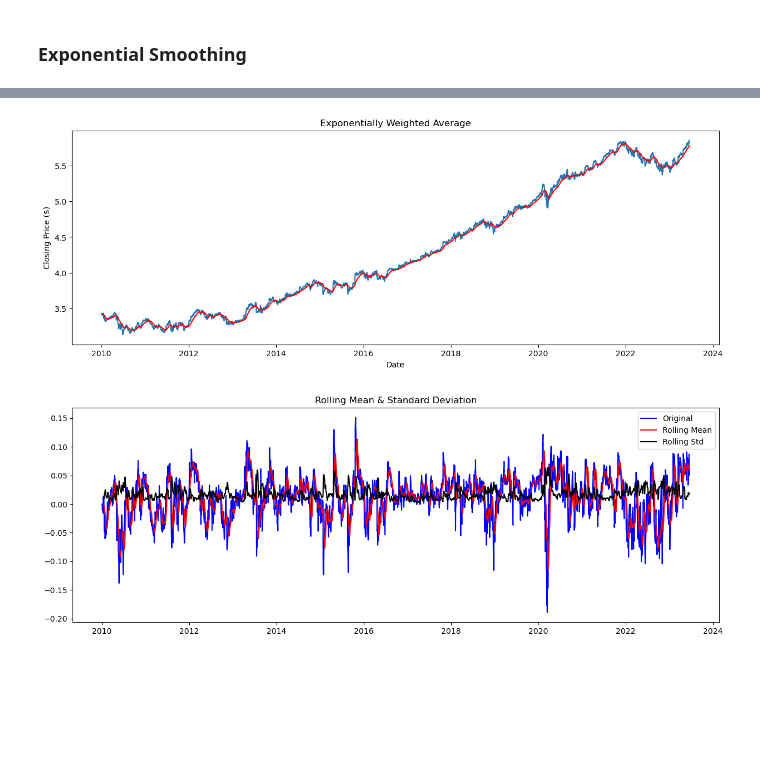
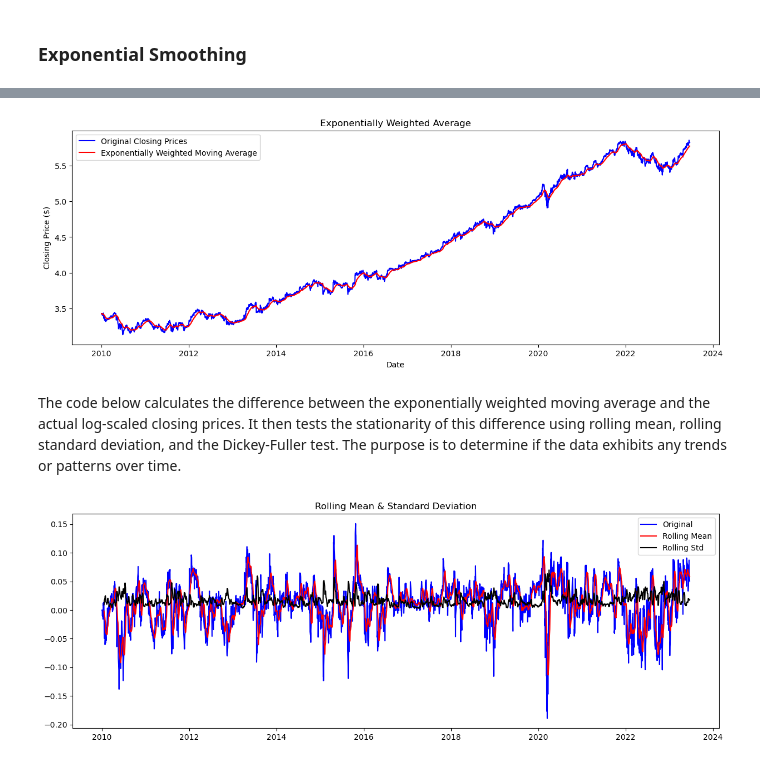
Before and after one commit to Stephie01/Time-Series-Analysis---Predicting-Microsoft-Stock-Prices-, a Jupyter notebook: project.ipynb, the cells around one changed output, grey strips where cells are left out. Saved outputs shown, nothing was run; the diff lists cells and outputs as text; code cells hidden in the pictures; blank space fills up the shorter version.

```diff
--- a/project.ipynb
+++ b/project.ipynb
@@ -344,11 +407,11 @@ plot_weekly_closing_price(weekly_analysis)
 # %%
-# Calculate Daily Returns
-
+# Calculate the price change (difference between close and open prices) for each day
 df['Price_change'] = df['Close'] - df['Open']
 
-# 1 Day Percent Change
-df['Percent_return'] = ((df['Price_change']) / df['Close']) * 100
+# Calculate the percentage return for each day
+df['Percent_return'] = (df['Price_change'] / df['Close']) * 100
 
+# Display the updated DataFrame with the new columns
 df.head()
 # %% [output]
 |  | Open | High | Low | Close | Adj Close | Volume | Price_change | Percent_return |
@@ -599,18 +759,27 @@
 # %%
-# Get the exponentially weighted moving average
+# Calculate the exponentially weighted moving average
 plt.figure(figsize=(15, 5))
 
 exponentialDecayWeightedAverage = df_logScale.ewm(halflife=12, min_periods=0, adjust=True).mean()
-plt.plot(df_logScale)
-plt.plot(exponentialDecayWeightedAverage, color='red')
 
+# Plot the original closing prices and the exponentially weighted moving average
+plt.plot(df_logScale, color='blue', label='Original Closing Prices')
+plt.plot(exponentialDecayWeightedAverage, color='red', label='Exponentially Weighted Moving Average')
+
+# Set the title and labels for the plot
 plt.title('Exponentially Weighted Average')
 plt.ylabel('Closing Price ($)')
 plt.xlabel('Date')
 
+# Show the legend
+plt.legend()
+
+# Show the plot
 plt.show()
 # %% [output]
-[figure, old version]
+[figure, new version]
+# %% [markdown]
+The code below calculates the difference between the exponentially weighted moving average and the actual log-scaled closing prices. It then tests the stationarity of this difference using rolling mean, rolling standard deviation, and the Dickey-Fuller test. The purpose is to determine if the data exhibits any trends or patterns over time.
 # %%
 # Getting the difference between the exponentially weighted moving average and the actual closing price
 datasetLogScaleMinusMovingExponentialDecayAverage = df_logScale - exponentialDecayWeightedAverage
```
Also changed, not shown: parts of 129 cells of this notebook.
